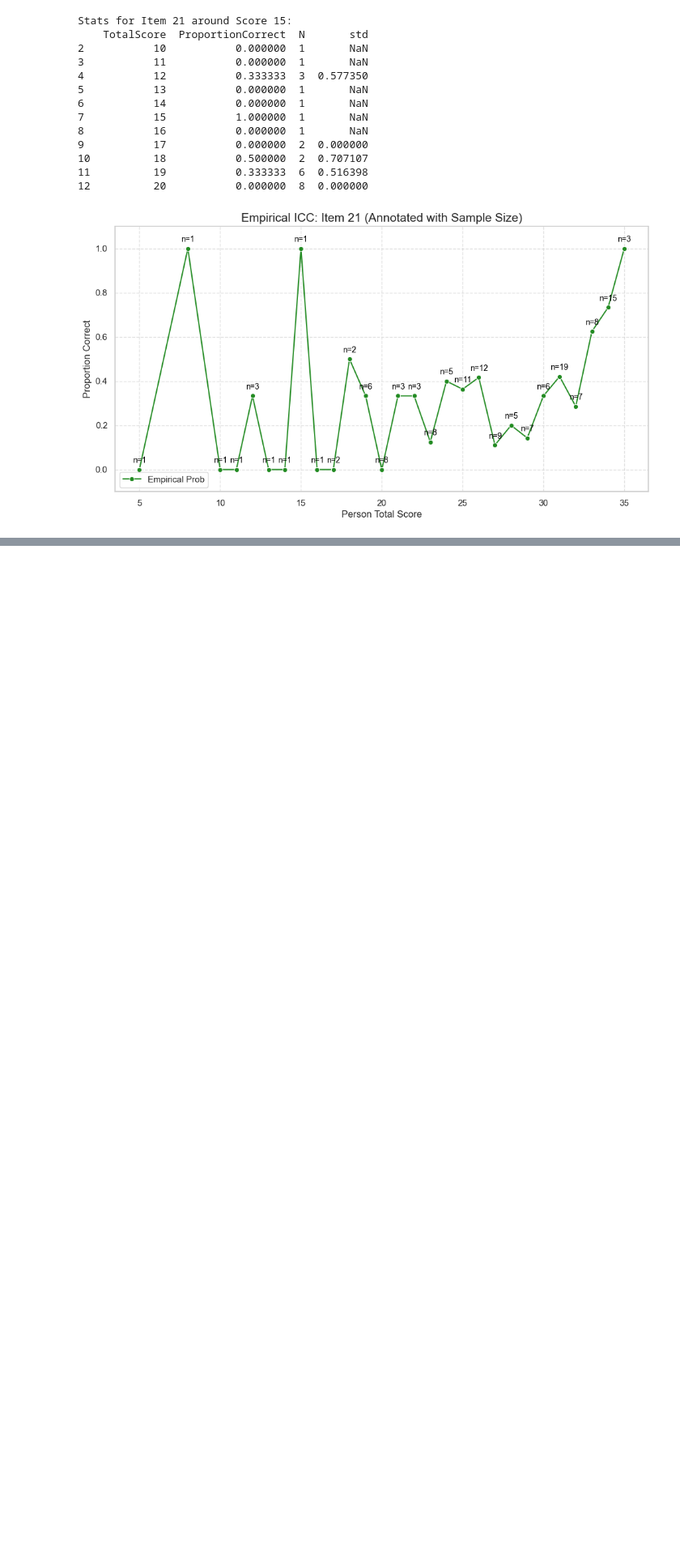
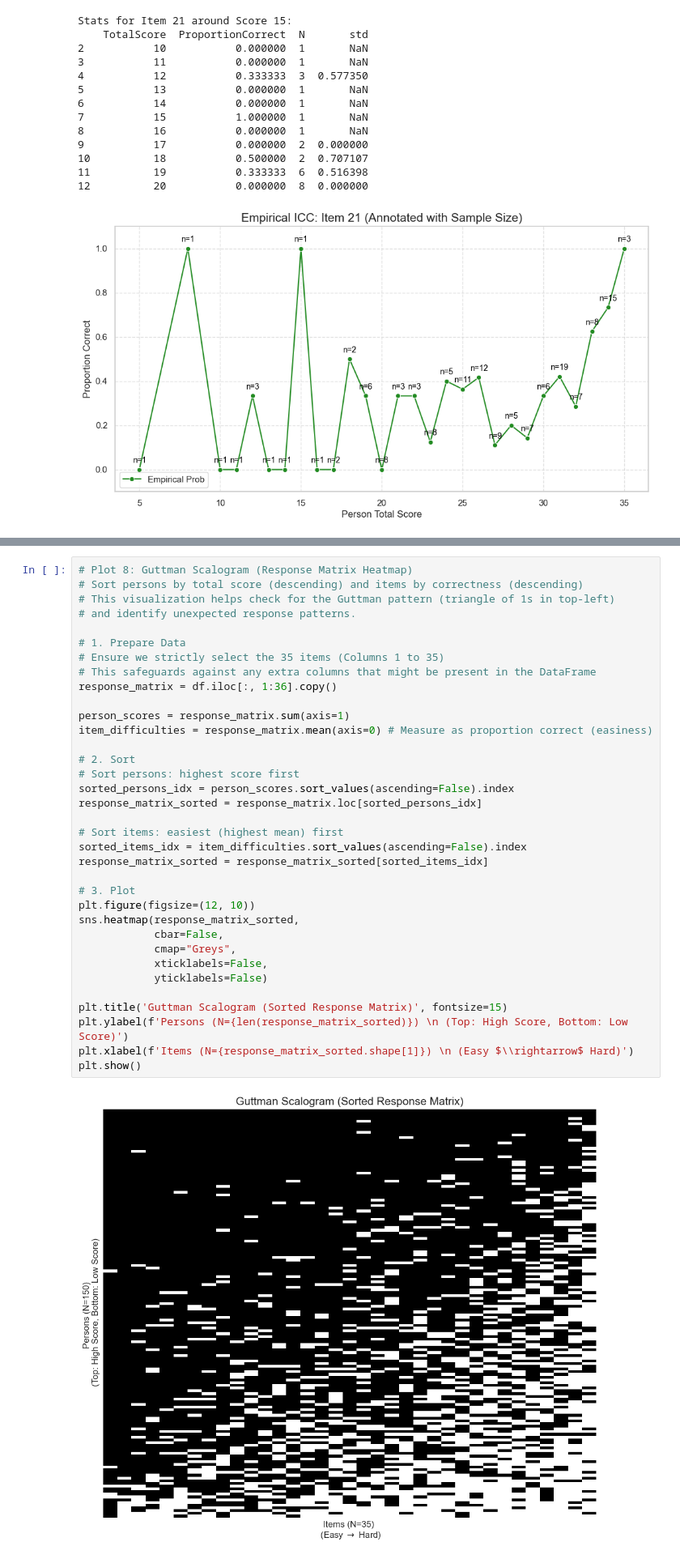
Before and after one commit to yongduek/RaschModeling, a Jupyter notebook: eda.ipynb, the cells around one changed output, grey strips where cells are left out. Shown at 81% size. Drawn from its saved outputs; the diff is of its cells as text; blank space fills up the shorter version.

Commit message:
scalogram+itc

```diff
--- a/eda.ipynb
+++ b/eda.ipynb
@@ -266,0 +340,37 @@ Stats for Item 21 around Score 15:
+# %%
+# Plot 8: Guttman Scalogram (Response Matrix Heatmap)
+# Sort persons by total score (descending) and items by correctness (descending)
+# This visualization helps check for the Guttman pattern (triangle of 1s in top-left)
+# and identify unexpected response patterns.
+
+# 1. Prepare Data
+# Ensure we strictly select the 35 items (Columns 1 to 35)
+# This safeguards against any extra columns that might be present in the DataFrame
+response_matrix = df.iloc[:, 1:36].copy()
+
+person_scores = response_matrix.sum(axis=1)
+item_difficulties = response_matrix.mean(axis=0) # Measure as proportion correct (easiness)
+
+# 2. Sort
+# Sort persons: highest score first
+sorted_persons_idx = person_scores.sort_values(ascending=False).index
+response_matrix_sorted = response_matrix.loc[sorted_persons_idx]
+
+# Sort items: easiest (highest mean) first
+sorted_items_idx = item_difficulties.sort_values(ascending=False).index
+response_matrix_sorted = response_matrix_sorted[sorted_items_idx]
+
+# 3. Plot
+plt.figure(figsize=(12, 10))
+sns.heatmap(response_matrix_sorted,
+            cbar=False,
+            cmap="Greys",
+            xticklabels=False,
+            yticklabels=False)
+
+plt.title('Guttman Scalogram (Sorted Response Matrix)', fontsize=15)
+plt.ylabel(f'Persons (N={len(response_matrix_sorted)}) \n (Top: High Score, Bottom: Low Score)')
+plt.xlabel(f'Items (N={response_matrix_sorted.shape[1]}) \n (Easy $\\rightarrow$ Hard)')
+plt.show()
+# %% [output]
+[figure, added]
```
Also changed, not shown: parts of 8 cells of this notebook, 1 other file.
